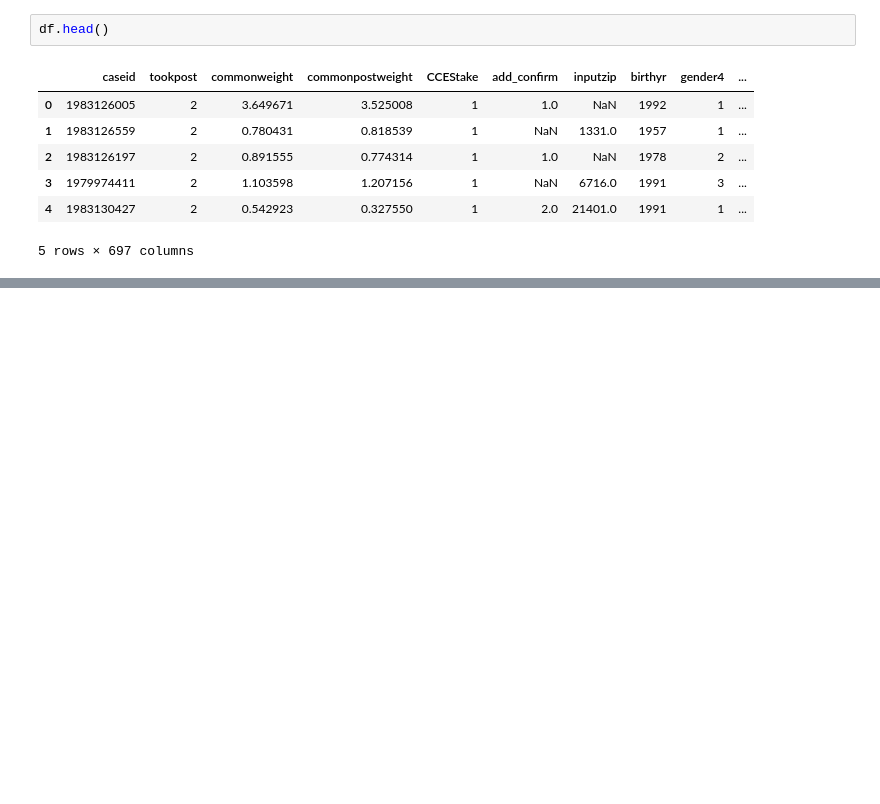
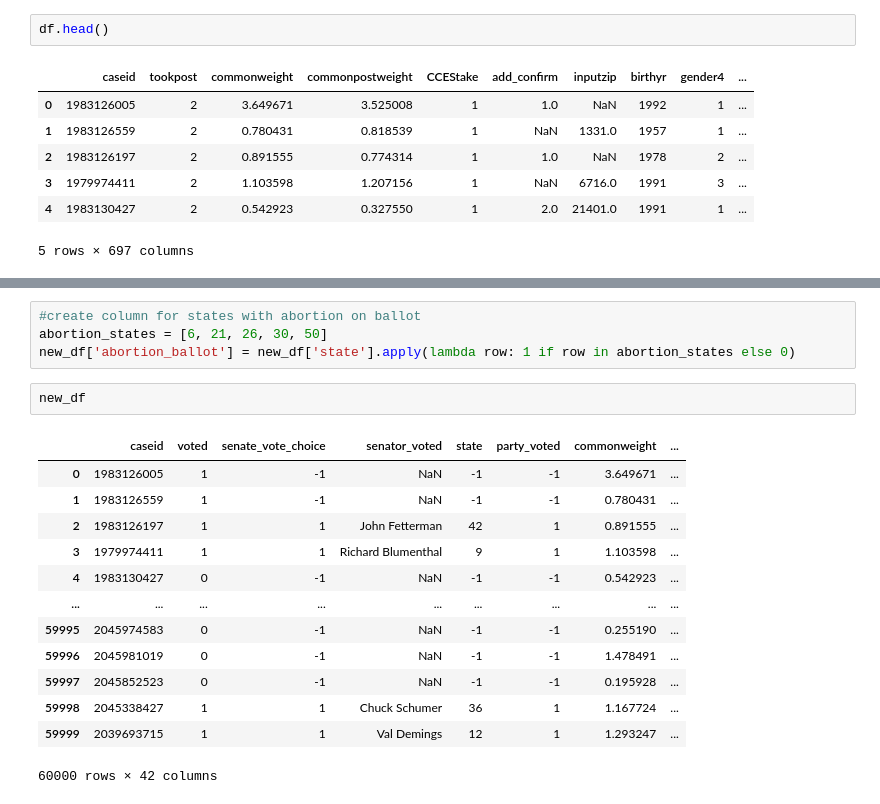
Before and after one commit to macs30200-s23/replication-materials-yuanninghuang, a Jupyter notebook: draft.ipynb, the cells around one changed output, grey strips where cells are left out. Cells and saved outputs as stored; diff of their text form; blank space fills up the shorter version.

```diff
--- a/draft.ipynb
+++ b/draft.ipynb
@@ -125,3 +122,23 @@ new_df.head()
+# %%
+#create column for states with abortion on ballot
+abortion_states = [6, 21, 26, 30, 50]
+new_df['abortion_ballot'] = new_df['state'].apply(lambda row: 1 if row in abortion_states else 0)
+# %%
+new_df
+# %% [output]
+|  | caseid | voted | senate_vote_choice | senator_voted | state | party_voted | commonweight | ... |
+| 0 | 1983126005 | 1 | -1 | NaN | -1 | -1 | 3.649671 | ... |
+| 1 | 1983126559 | 1 | -1 | NaN | -1 | -1 | 0.780431 | ... |
+| 2 | 1983126197 | 1 | 1 | John Fetterman | 42 | 1 | 0.891555 | ... |
+| 3 | 1979974411 | 1 | 1 | Richard Blumenthal | 9 | 1 | 1.103598 | ... |
+| 4 | 1983130427 | 0 | -1 | NaN | -1 | -1 | 0.542923 | ... |
+| ... | ... | ... | ... | ... | ... | ... | ... | ... |
+| 59995 | 2045974583 | 0 | -1 | NaN | -1 | -1 | 0.255190 | ... |
+| 59996 | 2045981019 | 0 | -1 | NaN | -1 | -1 | 1.478491 | ... |
+| 59997 | 2045852523 | 0 | -1 | NaN | -1 | -1 | 0.195928 | ... |
+| 59998 | 2045338427 | 1 | 1 | Chuck Schumer | 36 | 1 | 1.167724 | ... |
+| 59999 | 2039693715 | 1 | 1 | Val Demings | 12 | 1 | 1.293247 | ... |
+60000 rows × 42 columns
 # %%
 # Set the style for the plots
 sns.set(style='whitegrid')
```
Also changed, not shown: parts of 16 cells of this notebook, 2 other files.
